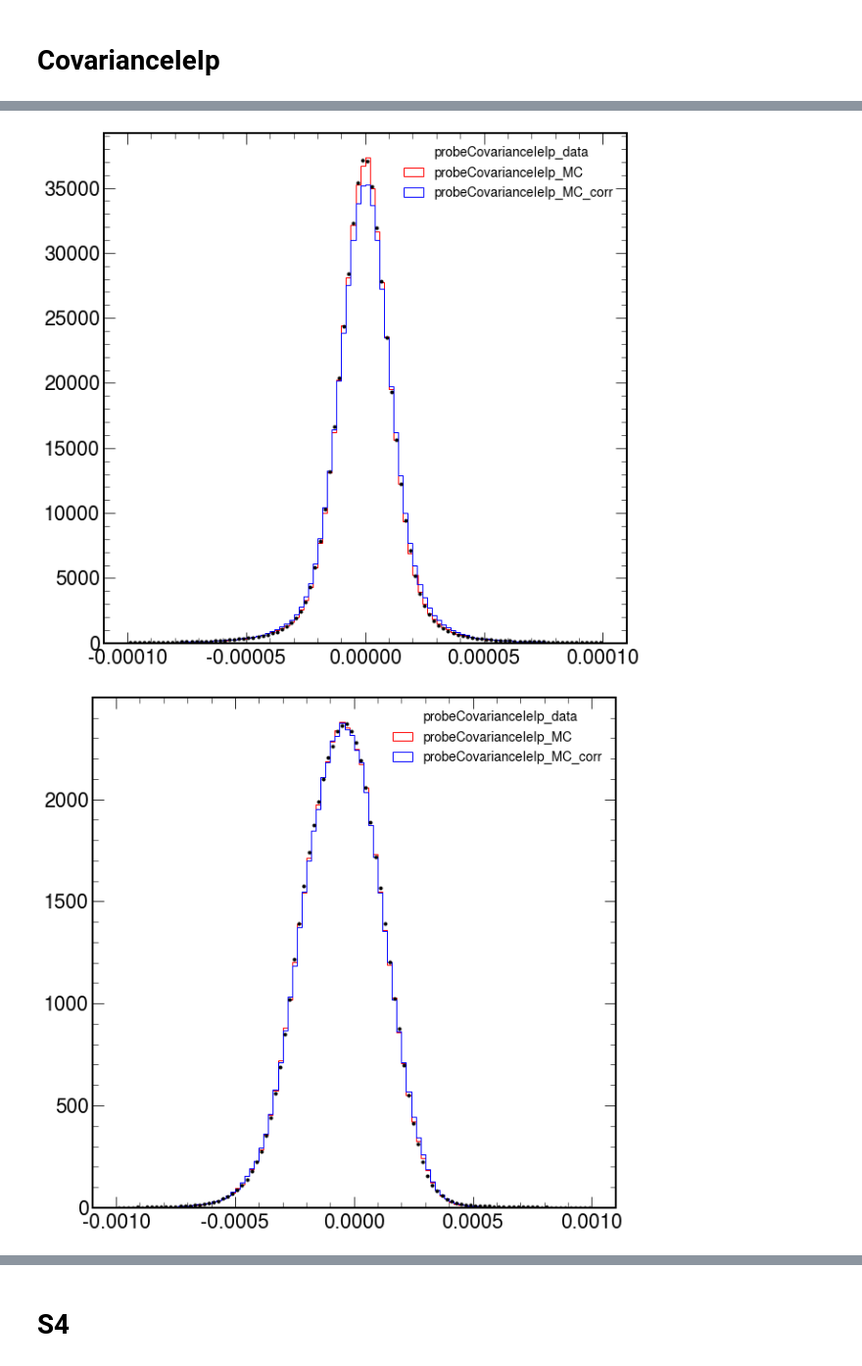
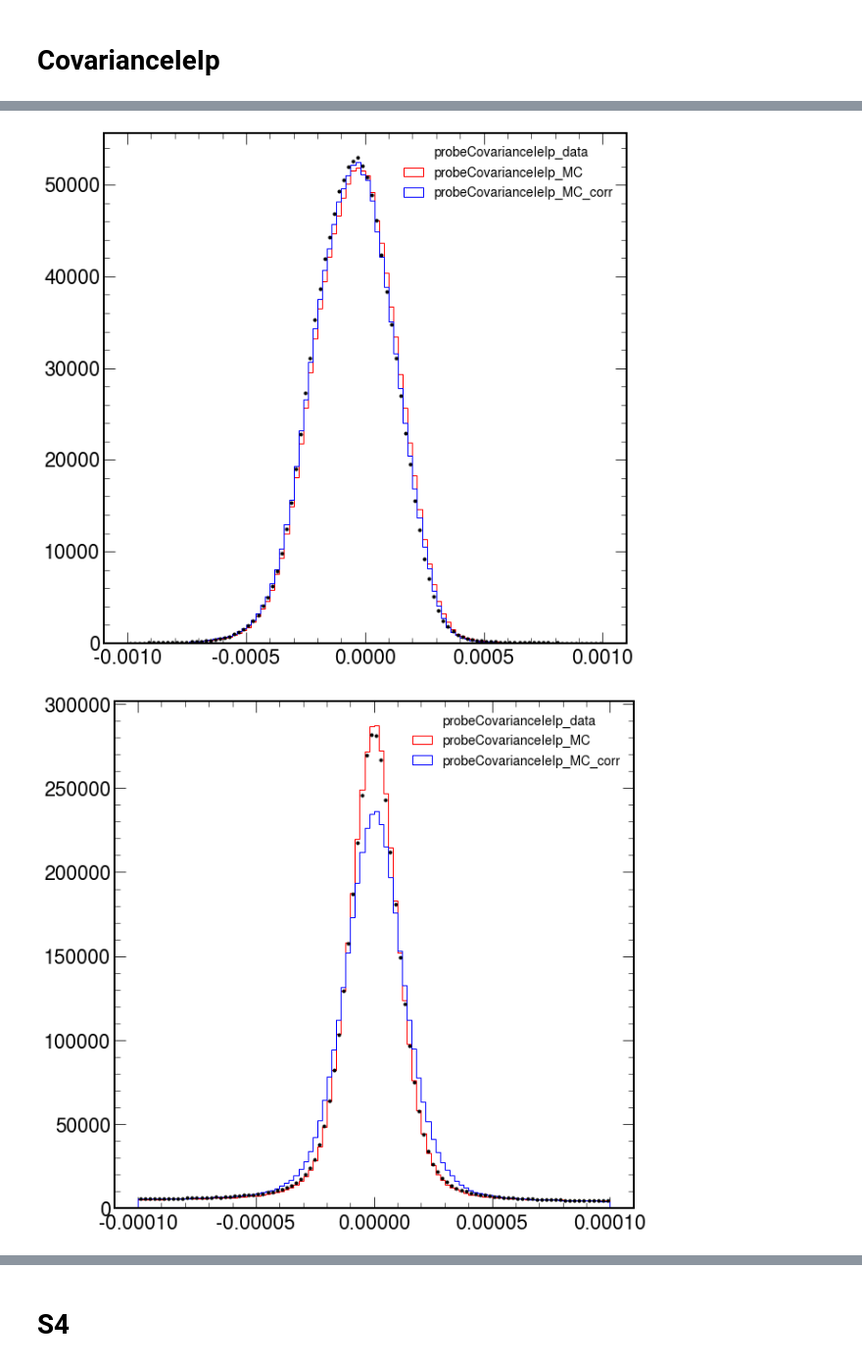
Before and after one commit to maxgalli/UsefulHEPScripts, a Jupyter notebook: TnP_2020/2018_plot_shapes.ipynb, the cells around one changed output, grey strips where cells are left out. Shown at 98% size. Saved outputs shown, nothing was run; the diff lists cells and outputs as text; code cells hidden in the pictures.

```diff
--- a/TnP_2020/2018_plot_shapes.ipynb
+++ b/TnP_2020/2018_plot_shapes.ipynb
@@ -37,25 +30,20 @@ import pandas as pd
 # %%
 plt.style.use(mplhep.style.CMS)
 # %%
-output_name_EB = 'final_output_EB'
-output_name_EE = 'final_output_EE'
+output_name_EB = 'MIX_df_mc_EB_test_corr_clf_5M'
+output_name_EE = 'MIX_df_mc_EE_test_corr_clf_5M'
 
-df_EB = pd.read_hdf('{}/{}.h5'.format(workDir, output_name_EB))
-df_EE = pd.read_hdf('{}/{}.h5'.format(workDir, output_name_EE))
-
-EB_evs = len(df_EB.index)
-EE_evs = len(df_EE.index)
-
-'''
-data_EB = pd.read_hdf('{}/{}'.format(workDir, dataframes['data']['EB']['input'])).iloc[:EB_evs]
-data_EE = pd.read_hdf('{}/{}'.format(workDir, dataframes['data']['EE']['input'])).iloc[:EE_evs]
-
-mc_EB = pd.read_hdf('{}/{}'.format(workDir, dataframes['mc']['EB']['input'])).iloc[:EB_evs]
-mc_EE = pd.read_hdf('{}/{}'.format(workDir, dataframes['mc']['EE']['input'])).iloc[:EE_evs]
-'''
+corr_EB = pd.read_hdf('{}/{}.h5'.format(workDir, output_name_EB))
+corr_EE = pd.read_hdf('{}/{}.h5'.format(workDir, output_name_EE))
 
 data_EB = pd.read_hdf('{}/{}'.format(workDir, data_EB_input))
 data_EE = pd.read_hdf('{}/{}'.format(workDir, data_EE_input))
 
 mc_EB = pd.read_hdf('{}/{}'.format(workDir, mc_EB_input))
 mc_EE = pd.read_hdf('{}/{}'.format(workDir, mc_EE_input))
+
+data_EB_iso = pd.read_hdf('{}/{}'.format(workDir, data_EB_iso_input))
+data_EE_iso = pd.read_hdf('{}/{}'.format(workDir, data_EE_iso_input))
+
+#mc_EB_iso = pd.read_hdf('{}/{}'.format(workDir, mc_EB_iso_input))
+#mc_EE_iso = pd.read_hdf('{}/{}'.format(workDir, mc_EE_iso_input))
@@ -61,0 +53,7 @@ mc_EE = pd.read_hdf('{}/{}'.format(workDir, mc_EE_input))
+# %%
+reweight_cut = "abs(probeScEta)<1.4442 and tagPt>40 and probePt>20 and mass>80 and mass<100 and probePassEleVeto==0 and abs(tagScEta)<2.5"
+# %%
+%%time
+
+corr_EB.loc[np.abs(corr_EB['probeScEta'])<1.4442,'weight_clf'] = utils.clf_reweight(
+    corr_EB.query('abs(probeScEta)<1.4442'), data_EB_iso, n_jobs=10, cut=reweight_cut)
@@ -97,14 +204,15 @@ def plot_both_contributes(data_dfs, trained_dfs, var, bins, rg, legend_location,
 # %%
-rg = [-0.0001, 0.0001]
+rg = [-0.001, 0.001]
 bins = 100
 
-plot_contributes(data_EB, df_EB, 'probeCovarianceIeIp', bins, rg, 'upper right', {'size': 14})
+plot_contributions(data_EE, corr_EE, 'probeCovarianceIeIp', bins, rg, 'upper right', {'size': 14}, out_name='EE')
 # %% [output]
-[figure, old version]
+[figure, new version]
 # %%
-rg = [-0.001, 0.001]
+#rg = [-0.0004, 0.0003]
+rg = [-0.0001, 0.0001]
 bins = 100
 
-plot_contributes(data_EE, df_EE, 'probeCovarianceIeIp', bins, rg, 'upper right', {'size': 14})
+plot_both_contributions((data_EB, data_EE), (corr_EB, corr_EE), 'probeCovarianceIeIp', bins, rg, 'upper right', {'size': 14}, out_name='EBEE')
 # %% [output]
-[figure, old version]
+[figure, new version]
```
Also changed, not shown: parts of 48 cells of this notebook, 3 other files.
